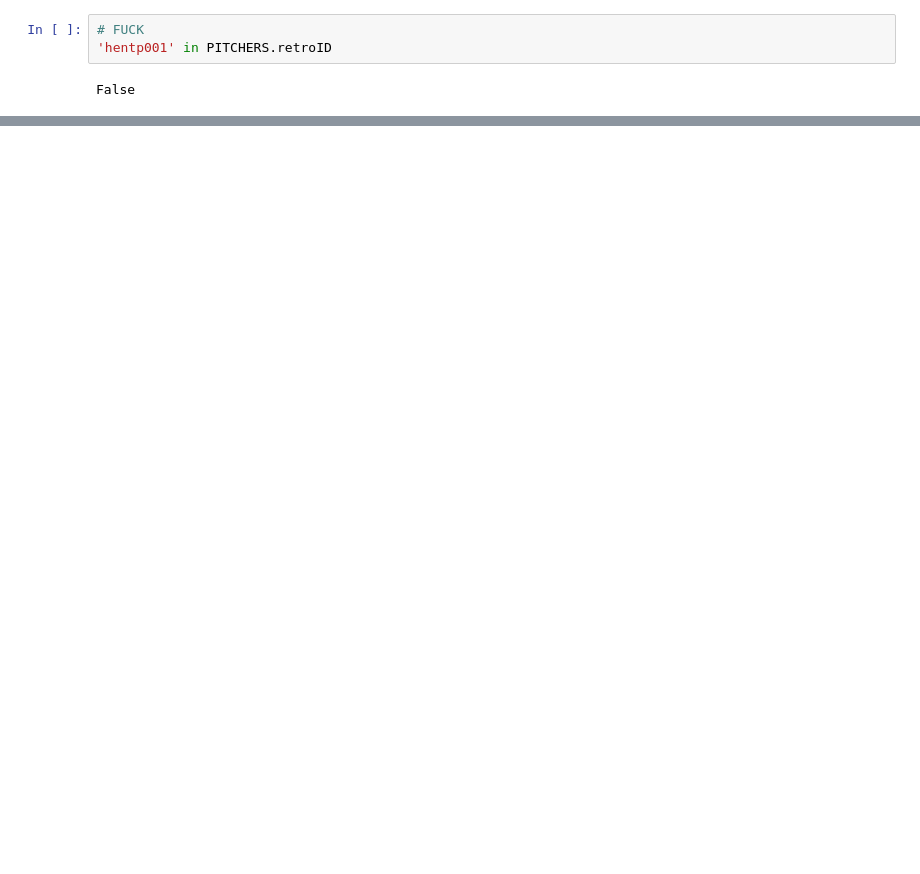
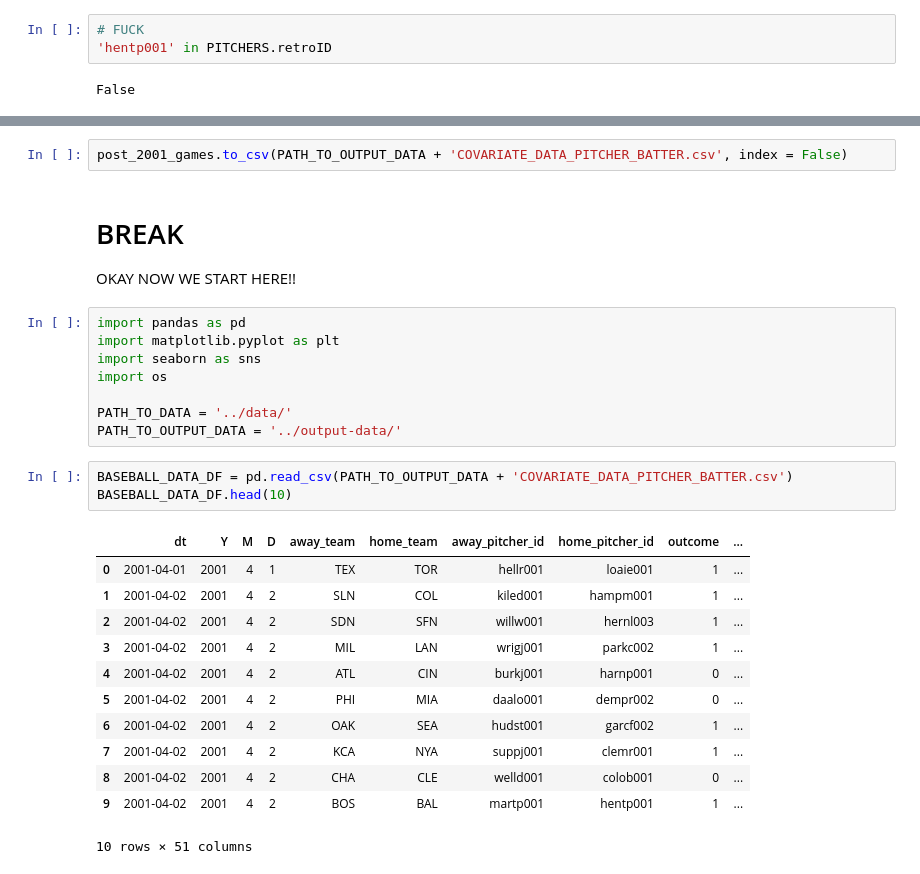
Before and after one commit to andrew-cui/mlb-game-prediction, a Jupyter notebook: data-preprocessing-eda/pitcher-hitter-integration.ipynb, the cells around one changed output, grey strips where cells are left out. Cells and saved outputs as stored; diff of their text form; blank space fills up the shorter version.

Commit message:
finished integrating pre-elo and additional covariates

```diff
--- a/data-preprocessing-eda/pitcher-hitter-integration.ipynb
+++ b/data-preprocessing-eda/pitcher-hitter-integration.ipynb
@@ -610,0 +619,29 @@ batting_df_test[batting_df_test.Y == 2001]
+# %%
+post_2001_games.to_csv(PATH_TO_OUTPUT_DATA + 'COVARIATE_DATA_PITCHER_BATTER.csv', index = False)
+# %% [markdown]
+# BREAK
+OKAY NOW WE START HERE!!
+# %%
+import pandas as pd
+import matplotlib.pyplot as plt
+import seaborn as sns
+import os
+
+PATH_TO_DATA = '../data/'
+PATH_TO_OUTPUT_DATA = '../output-data/'
+# %%
+BASEBALL_DATA_DF = pd.read_csv(PATH_TO_OUTPUT_DATA + 'COVARIATE_DATA_PITCHER_BATTER.csv')
+BASEBALL_DATA_DF.head(10)
+# %% [output]
+|  | dt | Y | M | D | away_team | home_team | away_pitcher_id | home_pitcher_id | outcome | ... |
+| 0 | 2001-04-01 | 2001 | 4 | 1 | TEX | TOR | hellr001 | loaie001 | 1 | ... |
+| 1 | 2001-04-02 | 2001 | 4 | 2 | SLN | COL | kiled001 | hampm001 | 1 | ... |
+| 2 | 2001-04-02 | 2001 | 4 | 2 | SDN | SFN | willw001 | hernl003 | 1 | ... |
+| 3 | 2001-04-02 | 2001 | 4 | 2 | MIL | LAN | wrigj001 | parkc002 | 1 | ... |
+| 4 | 2001-04-02 | 2001 | 4 | 2 | ATL | CIN | burkj001 | harnp001 | 0 | ... |
+| 5 | 2001-04-02 | 2001 | 4 | 2 | PHI | MIA | daalo001 | dempr002 | 0 | ... |
+| 6 | 2001-04-02 | 2001 | 4 | 2 | OAK | SEA | hudst001 | garcf002 | 1 | ... |
+| 7 | 2001-04-02 | 2001 | 4 | 2 | KCA | NYA | suppj001 | clemr001 | 1 | ... |
+| 8 | 2001-04-02 | 2001 | 4 | 2 | CHA | CLE | welld001 | colob001 | 0 | ... |
+| 9 | 2001-04-02 | 2001 | 4 | 2 | BOS | BAL | martp001 | hentp001 | 1 | ... |
+10 rows × 51 columns
```
Also changed, not shown: parts of 12 cells of this notebook, 1 other file.
